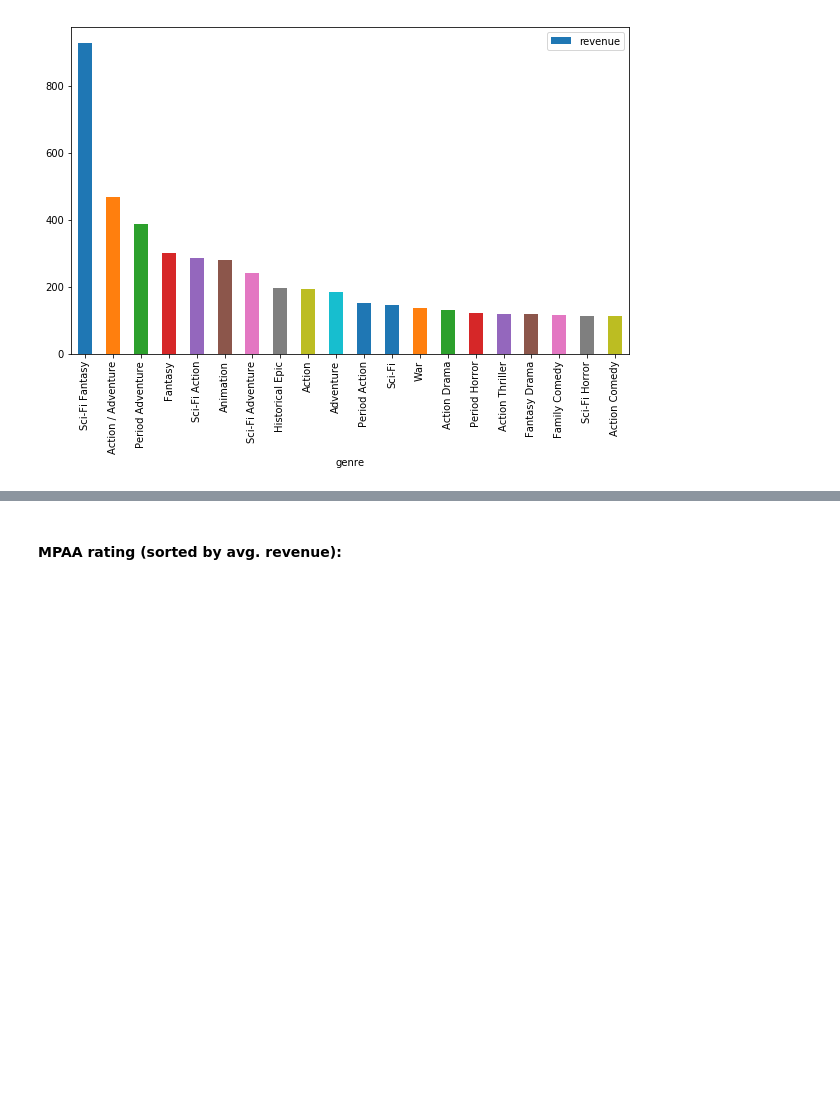
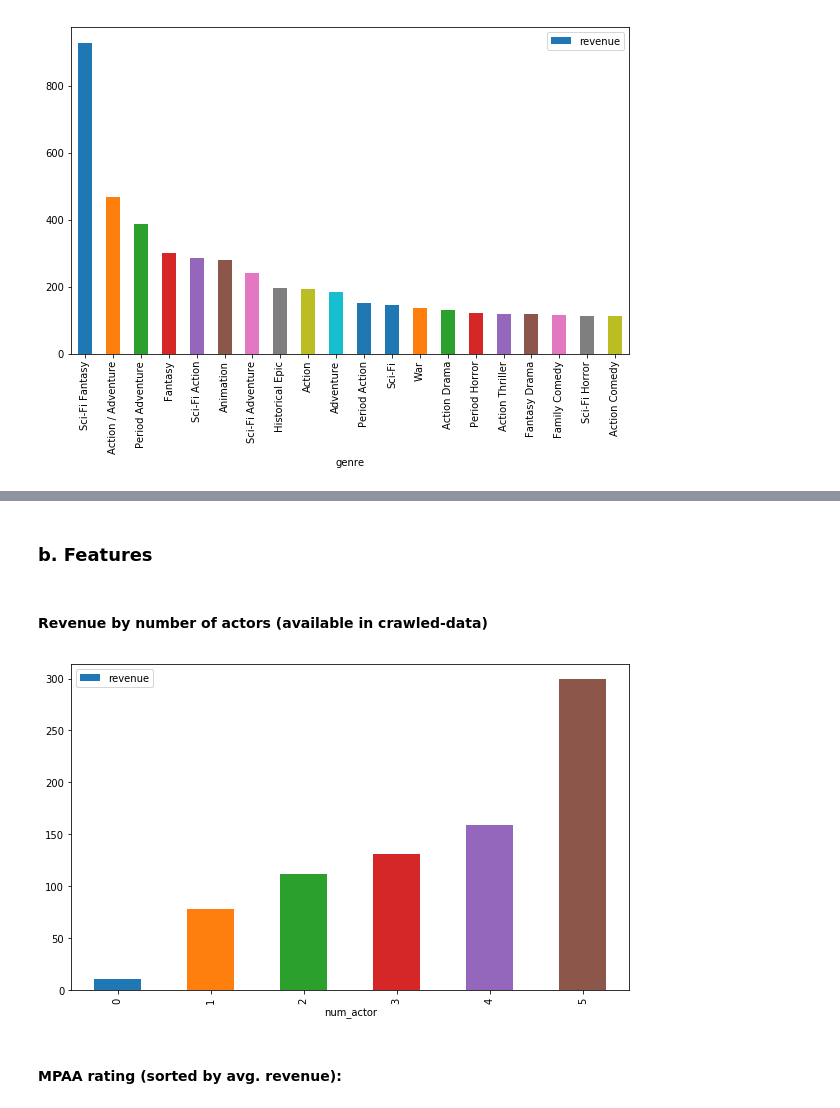
Before and after one commit to ZzerozZ/MovieRevenuePredicter, a Jupyter notebook: Movies_Preprocess.ipynb, the cells around one changed output, grey strips where cells are left out. Drawn from its saved outputs; the diff is of its cells as text; code cells hidden in the pictures; blank space fills up the shorter version.

```diff
--- a/Movies_Preprocess.ipynb
+++ b/Movies_Preprocess.ipynb
@@ -242,3 +275,12 @@ plt.savefig('obj/revenue_genres.png', dpi=200)
+# %% [markdown]
+### b. Features
+# %% [markdown]
+#### Revenue by number of actors (available in crawled-data)
+# %%
+gr_by(df, key='num_actor').plot.bar(x='num_actor', y='revenue', figsize=(10,6))
+plt.savefig('obj/num_actors.png', dpi=200)
+# %% [output]
+[figure, added]
 # %% [markdown]
 #### MPAA rating (sorted by avg. revenue):
 # %%
```
Also changed, not shown: parts of 29 cells of this notebook, 3 other files.
